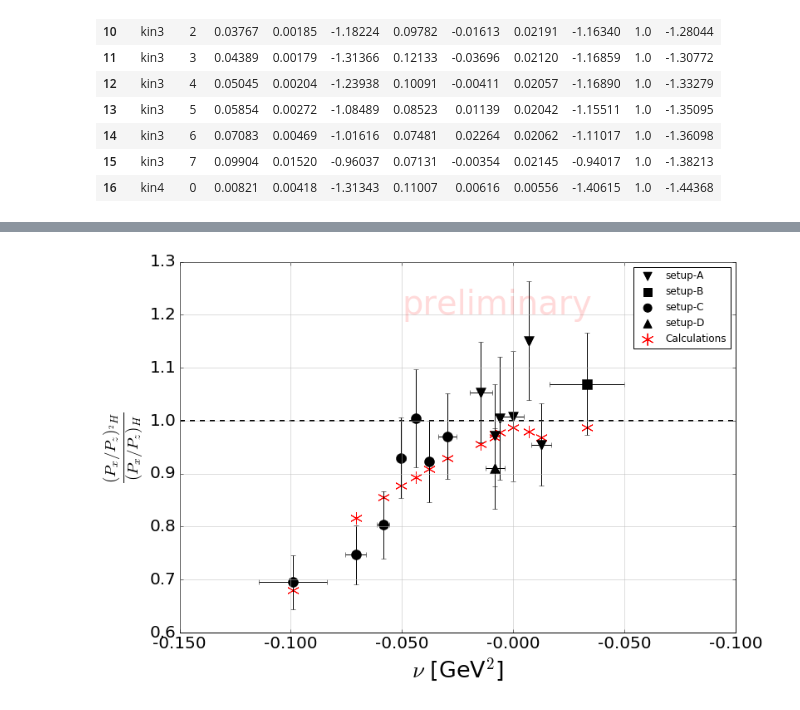
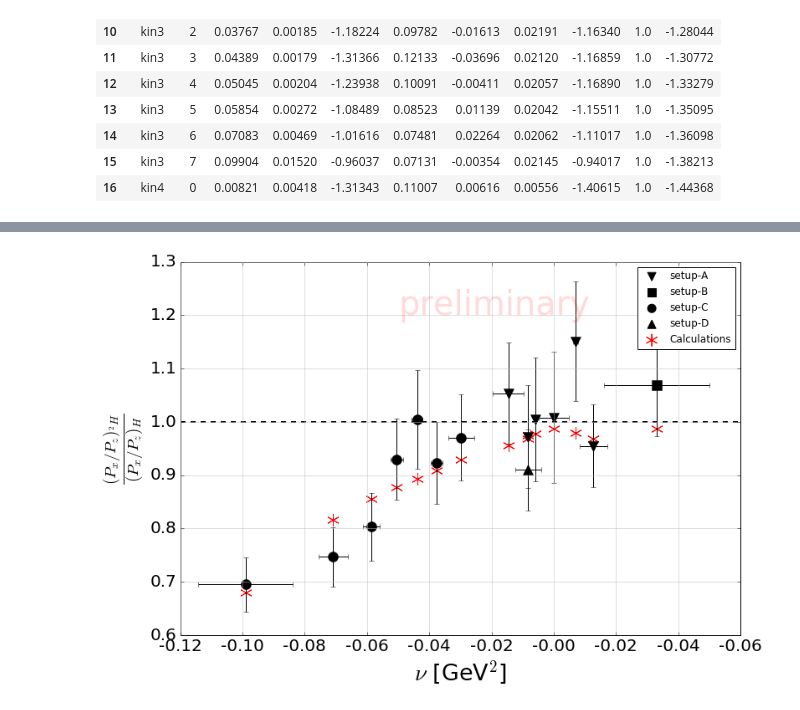
Before and after one commit to erezcoh4/MAINZDataAnalysis, a Jupyter notebook: PhysLettFigs/PhysLett-fig-plot-theta_pq.ipynb, the cells around one changed output, grey strips where cells are left out. Saved outputs shown, nothing was run; the diff lists cells and outputs as text; code cells hidden in the pictures.

```diff
--- a/PhysLettFigs/PhysLett-fig-plot-theta_pq.ipynb
+++ b/PhysLettFigs/PhysLett-fig-plot-theta_pq.ipynb
@@ -384,34 +384,34 @@ markerList= ['v','s','o','^']
 labels    = ['setup-A','setup-B','setup-C','setup-D']
 
 for i in range(len(xList)):
     plt.scatter(-xList[i], yList[i], color = colorList[i],
                  marker= markerList[i],
                  label=labels[i],
                  s=100)
     plt.errorbar(-xList[i], yList[i],
                  xerr=[xerrList[i],xerrList[i]], yerr=[yerrList[i],yerrList[i]],
                  color = colorList[i],
                  marker= markerList[i],
                  linestyle = 'none',
                  markersize=12)
 ax = fig.add_subplot(111)
 ax.text( -0.05, 1.2 , "preliminary" , fontsize=40 , color='red' , alpha = 0.15 )
 ax.grid(True,linestyle='-',color='0.75')
 matplotlib.pyplot.axhspan(ymin=1, ymax=1, xmin=0, xmax=1,linestyle='--',linewidth=2)
 plt.scatter(-xArenhovel , yArehnovel, marker=[6,2,0], color='r',label='Calculations',s=200)
 
 # cosmetics...
 plt.xlabel('$\\nu$ [GeV$^{2}$]',fontsize=27)
 plt.ylabel( r'$\frac{(P_{x}/P_{z})_{^{2}H}}{(P_{x}/P_{z})_{H}}$',fontsize=27)
 plt.ylim(.6, 1.3)
-plt.xlim(-0.12,0.065)
+plt.xlim(-0.12,0.055)
 #ax.xaxis.set_ticks(np.arange(0, -0.1, 0.1))
 plt.tick_params(axis='both', which='major', labelsize=20)
 # plt.xticks( np.arange(5), (-0.012,-0.05,0,0.01,0.03) )
 xx, locs = plt.xticks()
-ll = ['-%.3f' % math.fabs(a) for a in xx]
+ll = ['-%.2f' % math.fabs(a) for a in xx]
 plt.xticks(xx, ll)
 ax.legend(scatterpoints=1,loc='upper right')
-plt.savefig("/Users/erezcohen/Desktop/theta_iq.pdf")
+plt.savefig("/Users/erezcohen/Desktop/neu_israel.pdf")
 # %% [output]
-[figure, old version]
+[figure, new version]
```
Also changed, not shown: parts of 1 cell of this notebook.
